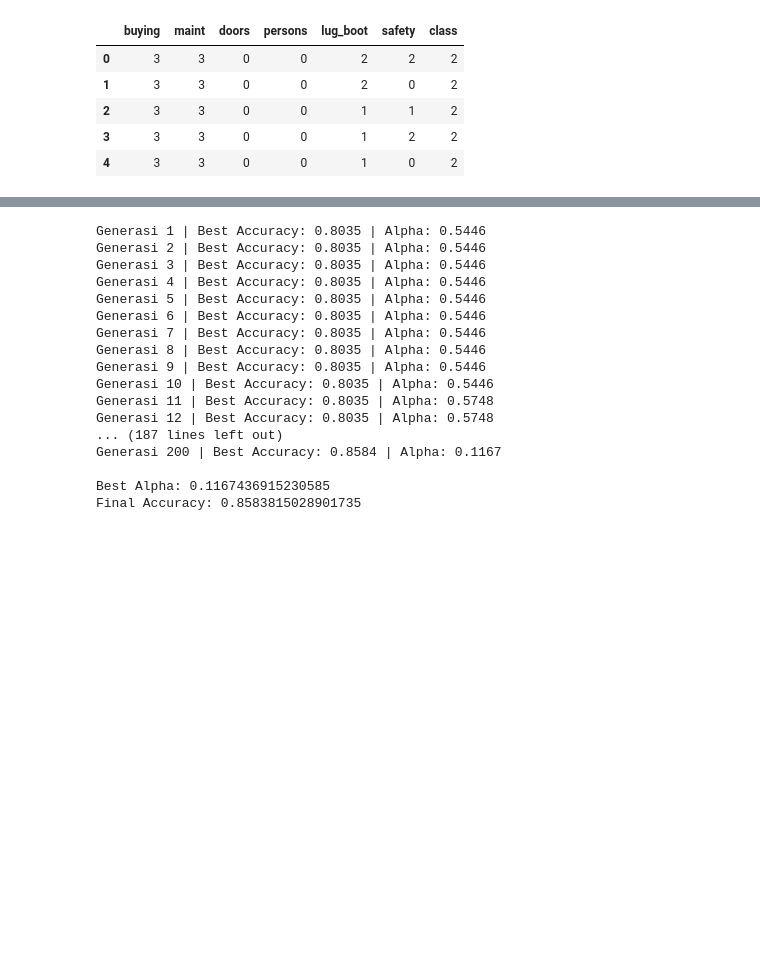
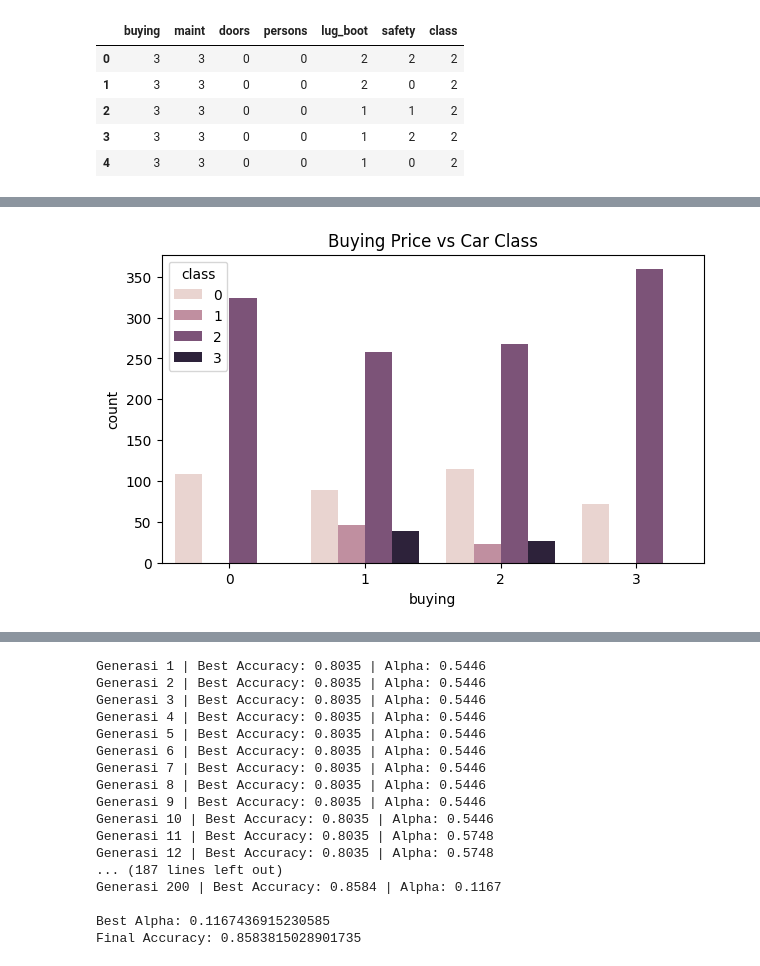
Before and after one commit to abiyosodnr/car-evaluation-naive-bayes, a Jupyter notebook: naive_bayes_modeling.ipynb, the cells around one changed output, grey strips where cells are left out. Drawn from its saved outputs; the diff is of its cells as text; code cells hidden in the pictures; blank space fills up the shorter version.

```diff
--- a/naive_bayes_modeling.ipynb
+++ b/naive_bayes_modeling.ipynb
@@ -92,0 +102,7 @@ df.head()
+# %%
+plt.figure(figsize=(7,4))
+sns.countplot(data=df, x='buying', hue='class')
+plt.title("Buying Price vs Car Class")
+plt.show()
+# %% [output]
+[figure, added]
```
Also changed, not shown: parts of 5 cells of this notebook.
